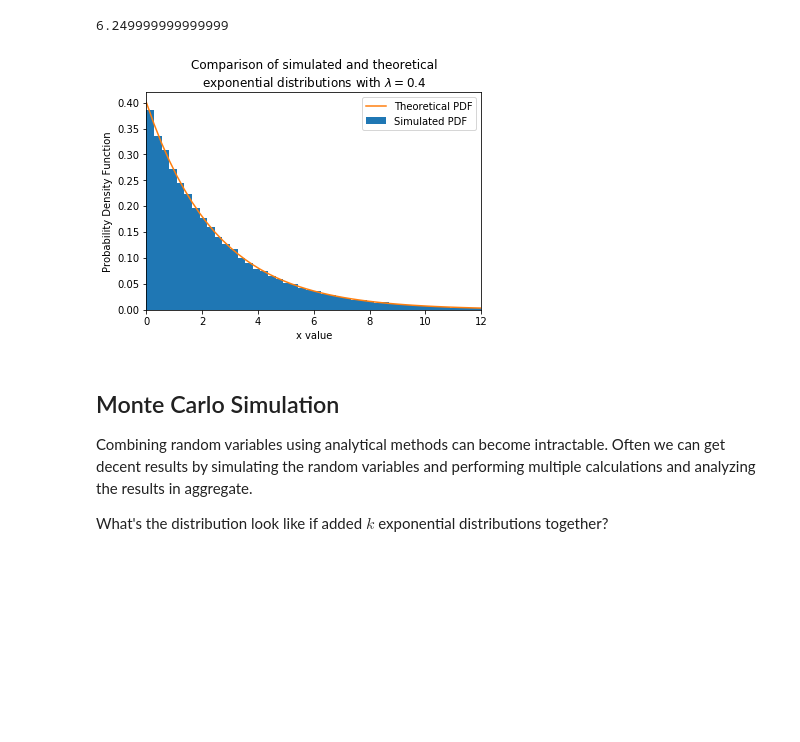
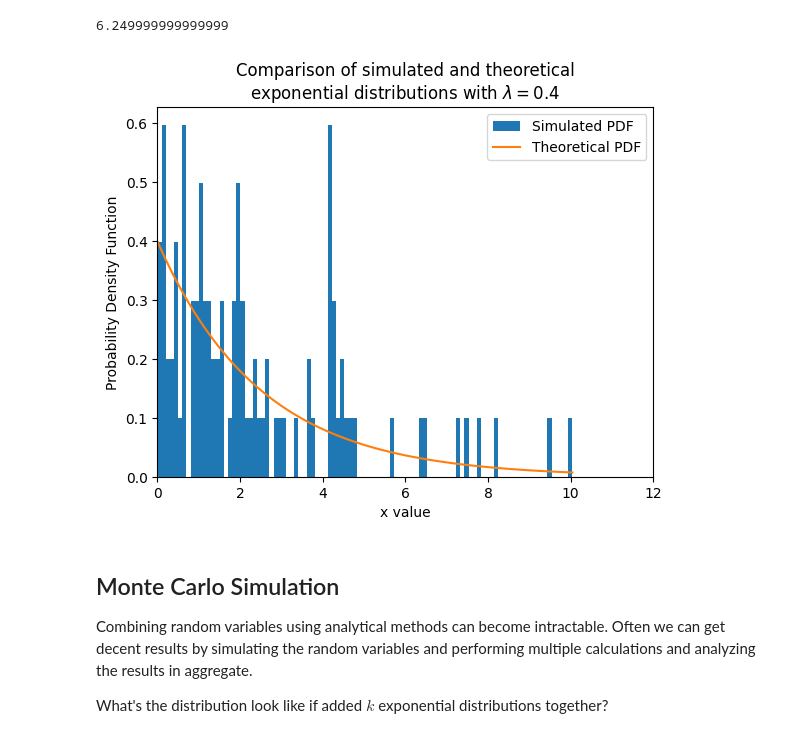
Before and after one commit to Dr-Daily/SystemsEngineering, a Jupyter notebook: Probability Theory Overview.ipynb, the cells around one changed output. Saved outputs shown, nothing was run; the diff lists cells and outputs as text; code cells hidden in the pictures; blank space fills up the shorter version.

```diff
--- a/Probability Theory Overview.ipynb
+++ b/Probability Theory Overview.ipynb
@@ -822,19 +840,19 @@ sum
 6.249999999999999
 # %%
 # Simulate the distribution
-N = 100000
+N = 100
 exp_samples = expon.rvs(scale = 1/lamb, size=N)
 vals, bins, patches = plt.hist(exp_samples,bins=100,density=True, label="Simulated PDF")
 y = expon.pdf(bins,scale=1/lamb)
 plt.plot(bins,y,label="Theoretical PDF")
 plt.legend();
 ax = plt.gca()
 ax.set_xlim([0,12])
 plt.xlabel("x value")
 plt.ylabel("Probability Density Function")
-plt.title("Comparison of simulated and theoretical\nexponential distributions with $\lambda = {}$".format(lamb));
+plt.title("Comparison of simulated and theoretical\nexponential distributions with $\\lambda = {}$".format(lamb));
 # %% [output]
-[figure, old version]
+[figure, new version]
 # %% [markdown]
 ## Monte Carlo Simulation
 Combining random variables using analytical methods can become intractable. Often we can get decent results by simulating the random variables and performing multiple calculations and analyzing the results in aggregate.
```
Also changed, not shown: parts of 33 cells of this notebook.
